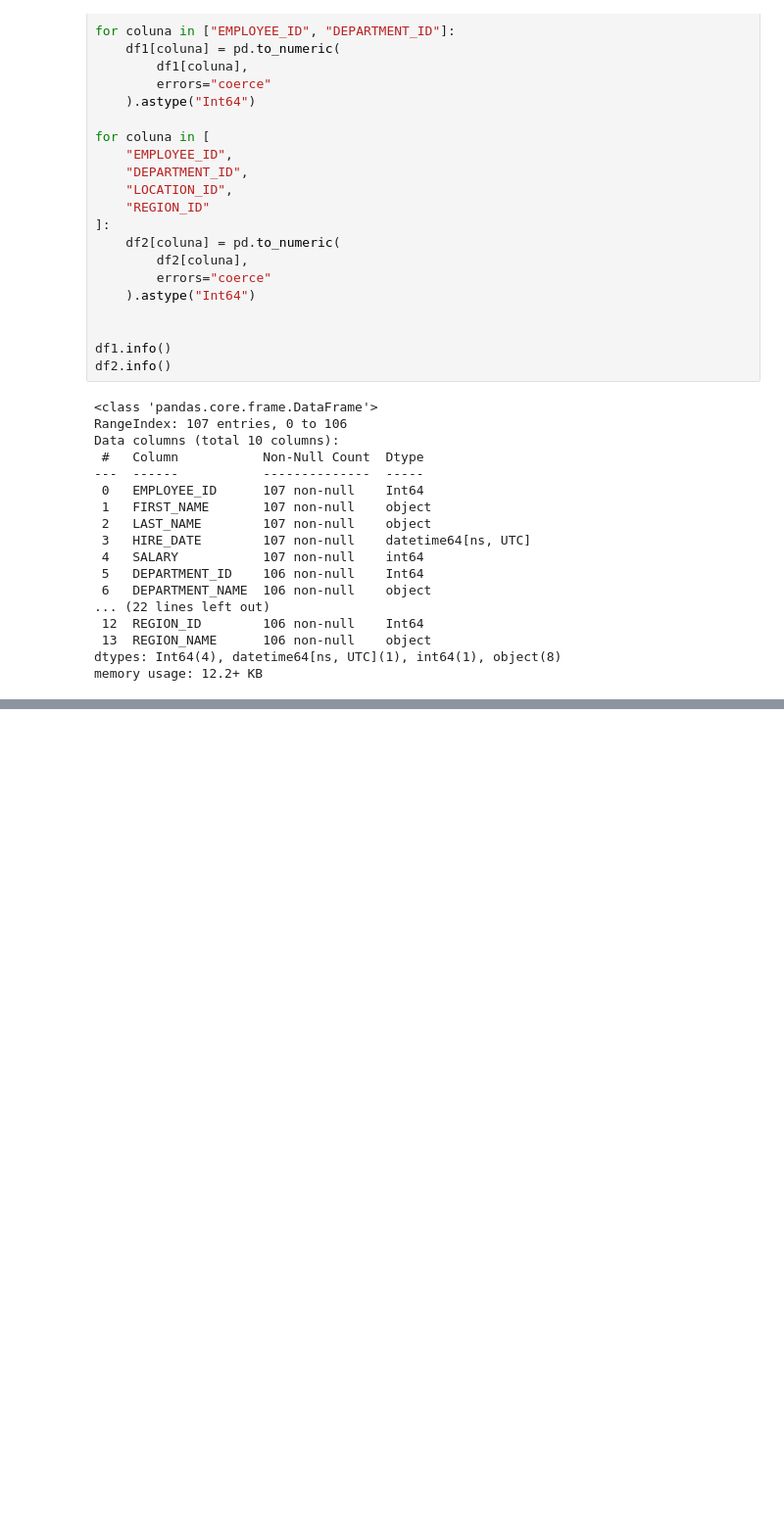
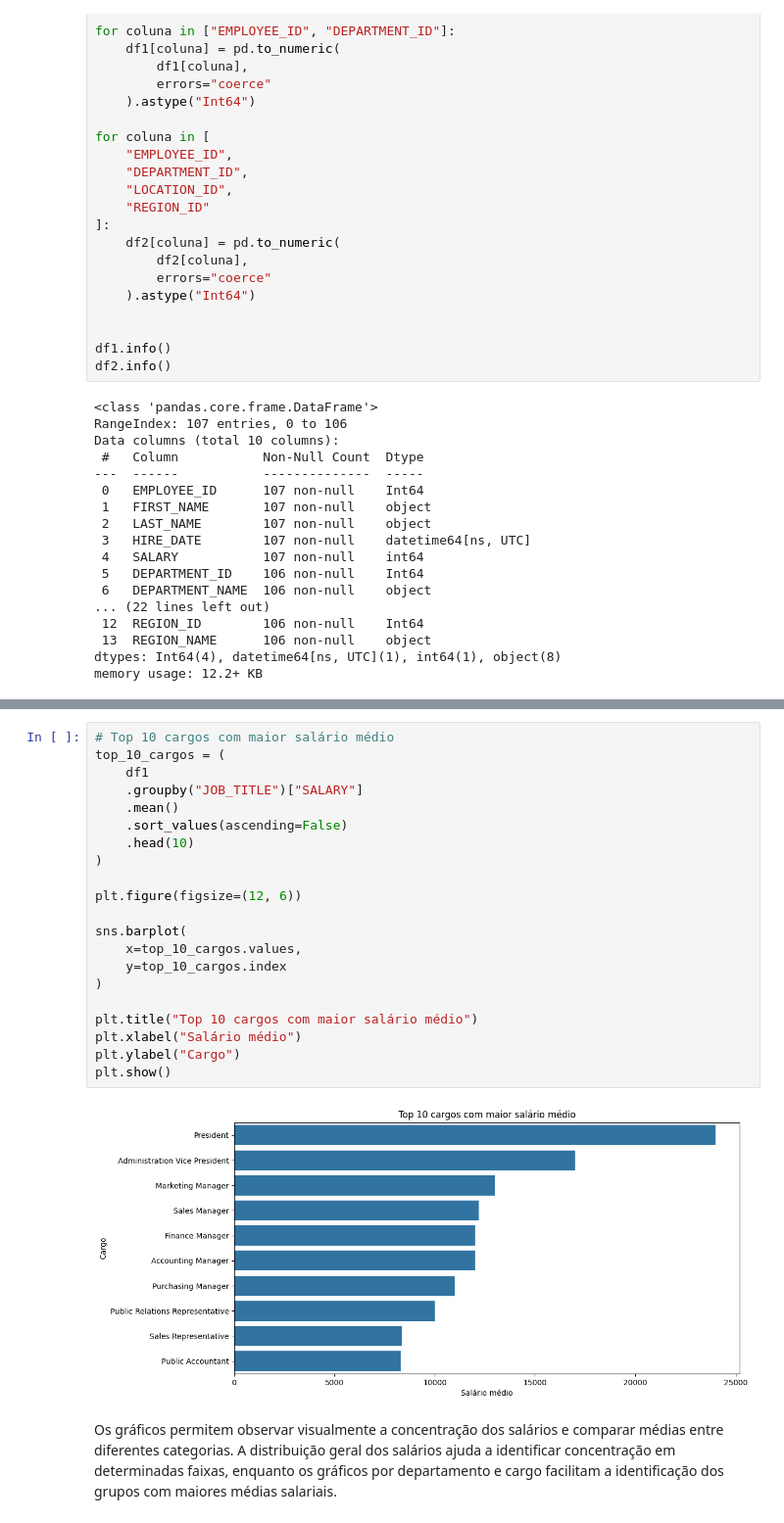
Before and after one commit to samuelbucco/Projeto_Final_Modulo_01_SCTEC, a Jupyter notebook: notebooks/analise_rh.ipynb, the cells around one changed output, grey strips where cells are left out. Shown at 98% size. Saved outputs shown, nothing was run; the diff lists cells and outputs as text; blank space fills up the shorter version.

```diff
--- a/notebooks/analise_rh.ipynb
+++ b/notebooks/analise_rh.ipynb
@@ -159,0 +376,25 @@ memory usage: 12.2+ KB
+# %%
+# Top 10 cargos com maior salário médio
+top_10_cargos = (
+    df1
+    .groupby("JOB_TITLE")["SALARY"]
+    .mean()
+    .sort_values(ascending=False)
+    .head(10)
+)
+
+plt.figure(figsize=(12, 6))
+
+sns.barplot(
+    x=top_10_cargos.values,
+    y=top_10_cargos.index
+)
+
+plt.title("Top 10 cargos com maior salário médio")
+plt.xlabel("Salário médio")
+plt.ylabel("Cargo")
+plt.show()
+# %% [output]
+[figure, added]
+# %% [markdown]
+Os gráficos permitem observar visualmente a concentração dos salários e comparar médias entre diferentes categorias. A distribuição geral dos salários ajuda a identificar concentração em determinadas faixas, enquanto os gráficos por departamento e cargo facilitam a identificação dos grupos com maiores médias salariais.
```
Also changed, not shown: parts of 16 cells of this notebook.
